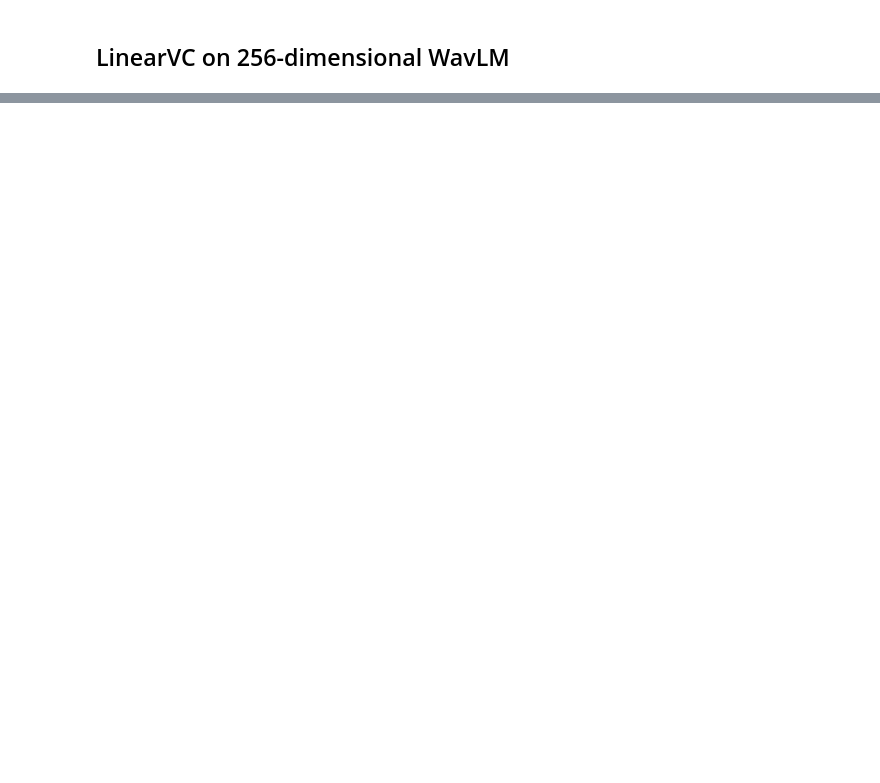
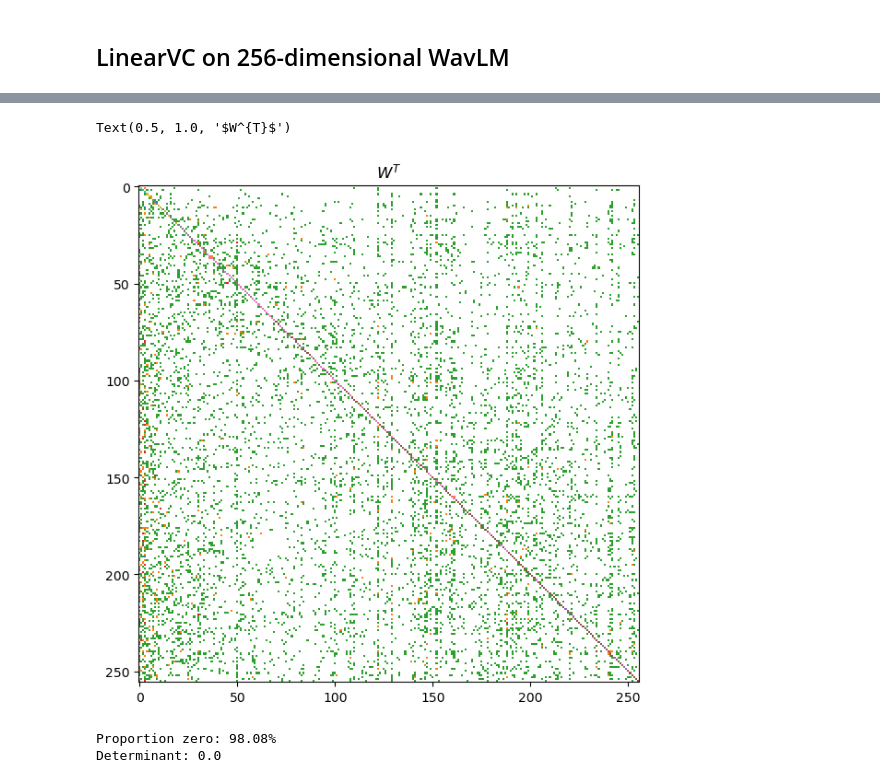
Before and after one commit to kamperh/linearvc, a Jupyter notebook: doc/analysis_matrices.ipynb, the cells around one changed output, grey strips where cells are left out. Cells and saved outputs as stored; diff of their text form; code cells hidden in the pictures; blank space fills up the shorter version.

```diff
--- a/doc/analysis_matrices.ipynb
+++ b/doc/analysis_matrices.ipynb
@@ -133,2 +298,9 @@ Determinant: 0.0
 # %% [markdown]
 ## LinearVC on 256-dimensional WavLM
+# %%
+features_dir = Path("/home/kamperh/scratch/vctk/wavlm_256/")
+wav_dir = Path("/home/kamperh/scratch/vctk/wav/")
+source = "p279"
+# source = "p225"
+target = "p282"
+# target = "p287"
@@ -134,0 +313,26 @@ Determinant: 0.0
+# %%
+source_feats_all = np.load((features_dir / source).with_suffix(".npy"))
+target_feats_all = np.load((features_dir / target).with_suffix(".npy"))
+# %%
+k_top = 1
+n_frames = 8192
+
+source_feats = (
+    torch.from_numpy(source_feats_all[:n_frames, :]).float().to(device)
+)
+target_feats = (
+    torch.from_numpy(target_feats_all[:n_frames, :]).float().to(device)
+)
+
+dists = fast_cosine_dist(source_feats.squeeze(), target_feats, device=device)
+best = dists.topk(k=k_top, largest=False, dim=-1)
+linear_target = target_feats[best.indices].mean(dim=1)
+
+# W, _, _, _ = linalg.lstsq(source_feats.cpu(), linear_target.cpu())
+linear = celer.Lasso(alpha=0.05, fit_intercept=False).fit(
+# linear = celer.Lasso(alpha=5.0, fit_intercept=False).fit(
+    source_feats.squeeze().cpu(), linear_target.cpu()
+)
+W = linear.coef_.T
+
+W = torch.from_numpy(W).float().to(device)
@@ -134,0 +368,20 @@ Determinant: 0.0
+# %%
+W_numpy = W.cpu().numpy()
+matrix = W_numpy.copy()
+matrix[matrix == 0.0] = np.nan
+fig, ax = plt.subplots(1, 1, figsize=(7, 7))
+ax.imshow(matrix.T, interpolation="none", aspect="auto", cmap="tab10")
+ax.set_title("$W^{T}$")
+# %% [output]
+Text(0.5, 1.0, '$W^{T}$')
+[figure, added]
+# %%
+print(
+    "Proportion zero: {:.2f}%".format(
+        np.count_nonzero(W_numpy == 0) / W_numpy.shape[0] ** 2 * 100
+    )
+)
+print("Determinant:", linalg.det(W_numpy))
+# %% [output]
+Proportion zero: 98.08%
+Determinant: 0.0
```
Also changed, not shown: parts of 27 cells of this notebook, 6 other files.
